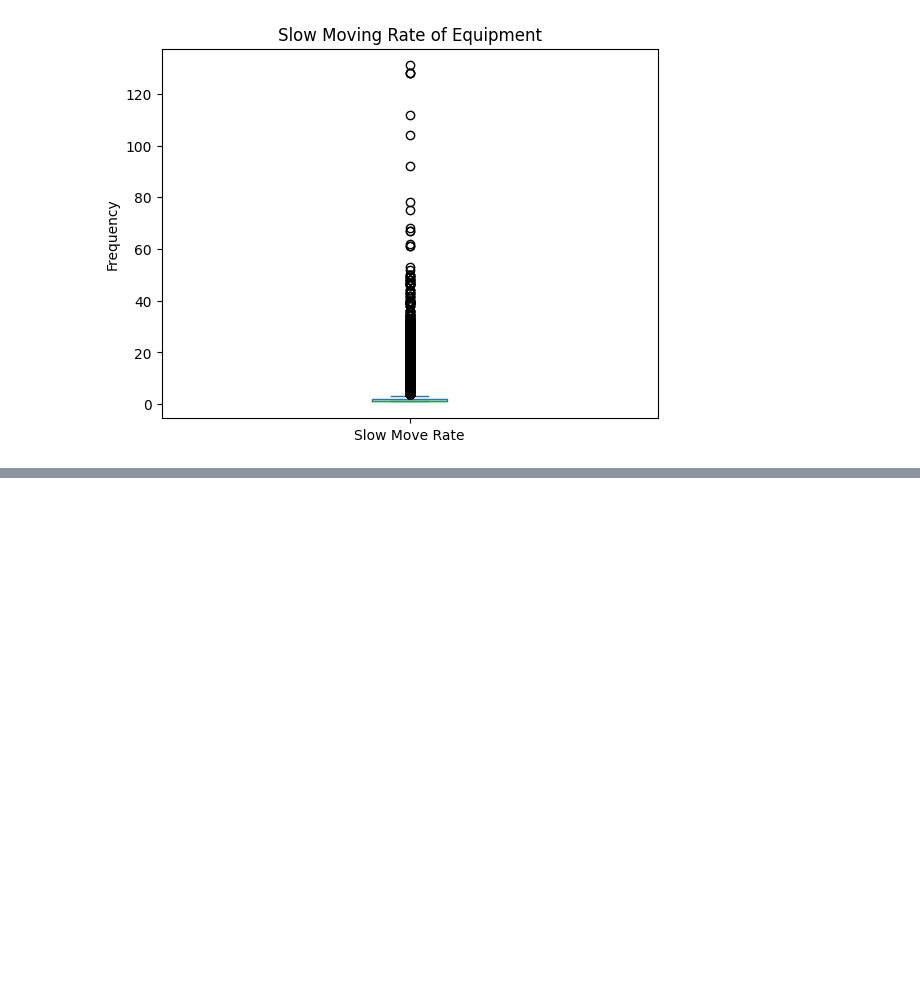
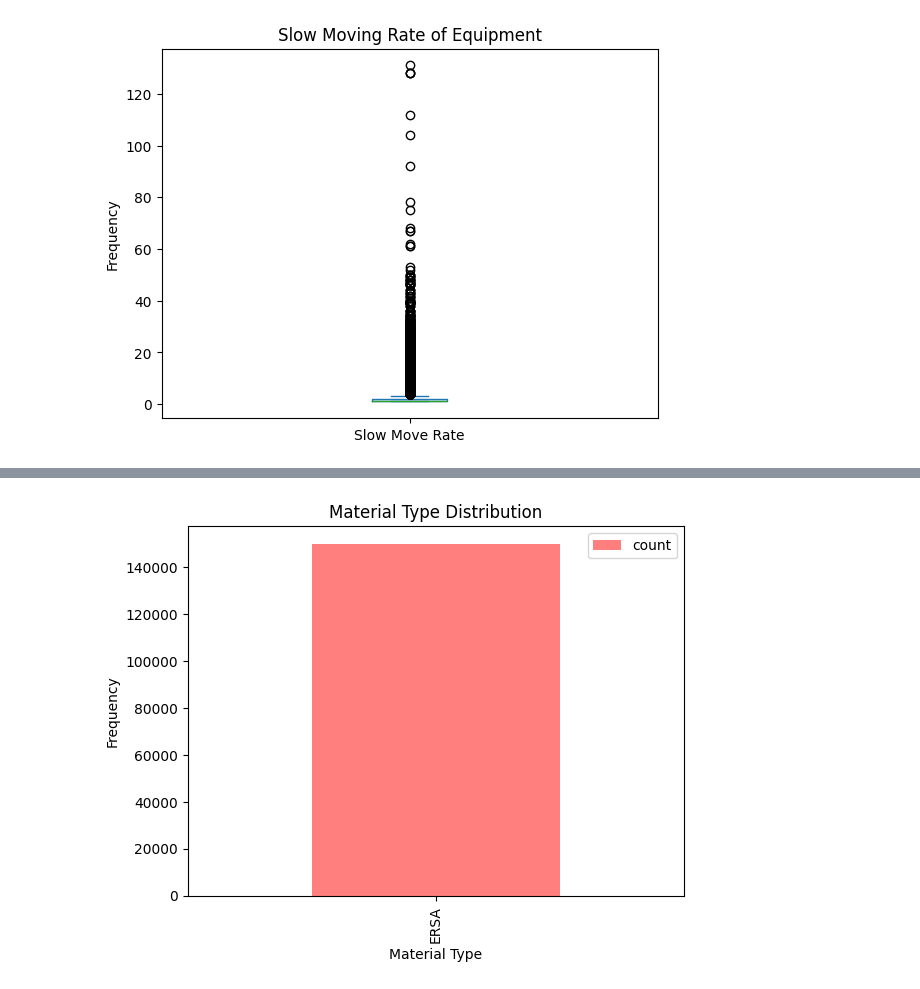
Before and after one commit to Kabir26-star/Final-Project, a Jupyter notebook: Final_Project.ipynb, the cells around one changed output, grey strips where cells are left out. Cells and saved outputs as stored; diff of their text form; code cells hidden in the pictures; blank space fills up the shorter version.

```diff
--- a/Final_Project.ipynb
+++ b/Final_Project.ipynb
@@ -93,0 +105,9 @@ plt.show()
+# %%
+df[df['Material Type'] != 1]['Material Type'].value_counts().plot(kind = 'bar', color = 'red', alpha = 0.5)
+plt.title("Material Type Distribution")
+plt.xlabel("Material Type")
+plt.ylabel("Frequency")
+plt.legend()
+plt.show()
+# %% [output]
+[figure, added]
```
Also changed, not shown: parts of 4 cells of this notebook.
